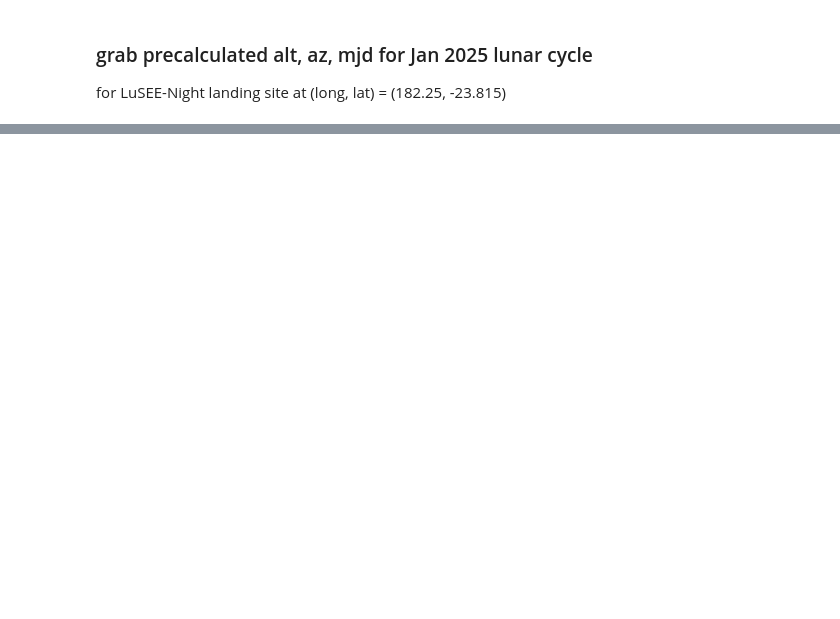
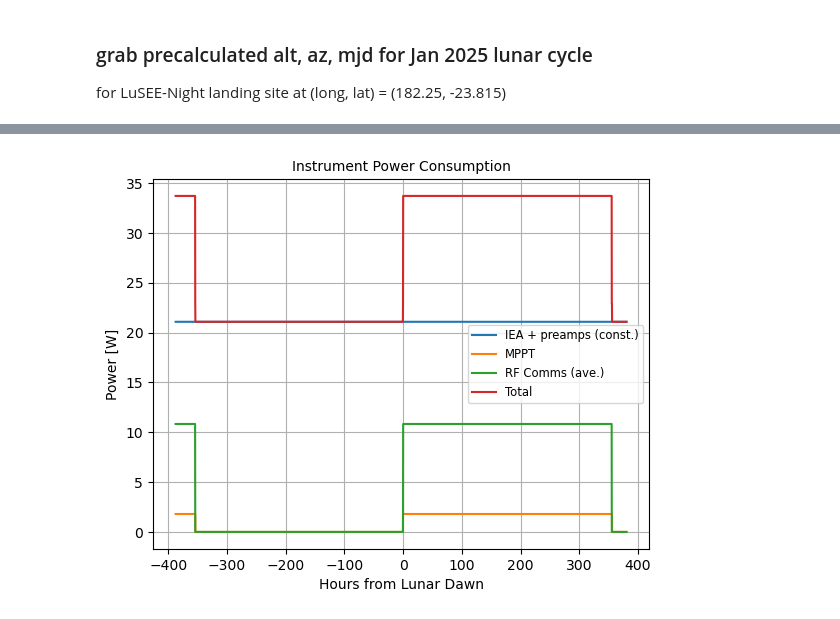
Before and after one commit to lusee-night/notebooks, a Jupyter notebook: solar_power/TiltedSolar_fullday.ipynb, the cells around one changed output, grey strips where cells are left out. Saved outputs shown, nothing was run; the diff lists cells and outputs as text; code cells hidden in the pictures; blank space fills up the shorter version.

```diff
--- a/solar_power/TiltedSolar_fullday.ipynb
+++ b/solar_power/TiltedSolar_fullday.ipynb
@@ -740,0 +310,79 @@ Radio On:  354.75
+# %%
+# Power input and output
+# ToDo: stochastic radio TX power
+Epwr, Wpwr, Tpwr = PVActualPower(t_surface)
+panelPower = Epwr + Wpwr + Tpwr
+
+PPT_threshold = 10              # panel power to awaken PPT
+radio_threshold = 35            # panel power to awaken radio
+charging_mask = (panelPower > PPT_threshold)
+radio_mask = (panelPower > radio_threshold)
+
+loadPower = nightPower + PPT_power * charging_mask + RX_TX_avePower * radio_mask
+netPower = (panelPower*charging_mask*charging_efficiency)-loadPower  # power available to charge battery
+
+
+# Plot the components of daytime power
+plt.figure()
+plt.plot(day_hrs, np.ones_like(day_hrs) * nightPower, label='IEA + preamps (const.)')
+plt.plot(day_hrs, PPT_power*charging_mask, label = "MPPT")
+plt.plot(day_hrs, RX_TX_avePower*radio_mask, label = "RF Comms (ave.)")
+plt.plot(day_hrs, np.ones_like(day_hrs) * nightPower + PPT_power * charging_mask + RX_TX_avePower*radio_mask, label = "Total")
+plt.grid(True); plt.legend(fontsize='small'); plt.xlabel('Hours from Lunar Dawn'); plt.ylabel("Power [W]")
+plt.title("Instrument Power Consumption", fontsize='medium')
+
+
+
+# Calculate State of Charge
+nameplateCapacity = 7056 # W-hrs, per ABSL-BNL8s72p 021623 FFP proposal 2/16/2023
+maxCharge = .97         # need confirmation
+maxDoD =    .08         # corresponds to 24V battery/3V cell voltage for Li-NMC
+fullCharge = maxCharge * nameplateCapacity
+
+# SOC
+SOC = np.zeros(len(netPower))
+SOC[0] = fullCharge # Start with battery full
+excess_energy = 0
+for index in range(len(netPower)-1):
+    SOC[index+1] = min(SOC[index]+netPower[index]/4., fullCharge) # Don't overcharge battery
+    if np.logical_and(index>iSunrise, SOC[index]+netPower[index]/4. > fullCharge):
+        excess_energy = excess_energy + (SOC[index] + netPower[index]/4. - fullCharge)
+SOC[SOC<maxDoD*nameplateCapacity] = maxDoD*nameplateCapacity
+
+
+plt.figure()
+plt.plot(day_hrs, SOC)
+plt.grid(True); plt.xlabel('Hours from Lunar Dawn'); plt.ylabel("State of Charge [W*hrs]")
+plt.title(f"8s72p 7056 W-hr Battery\nmax charge to {100*maxCharge:2.0f}% of BOL capacity\
+    \nUVLO at {100*maxDoD:2.0f}% (24V)", fontsize='medium')
+plt.axhline(0, c='k')
+plt.text(200, 1.2*maxDoD*nameplateCapacity, 'min', color='r')
+plt.axhline(maxDoD*nameplateCapacity, c='r',ls='dashed')
+
+# Compute charging power
+chargePower = np.diff(np.append(SOC, SOC[-1]))/.25
+chargePower[:iSunrise] = 0
+chargePower[iSundown2:] = 0
+
+# Plot PV and load powers
+fig, ax1 = plt.subplots()
+ax1.plot(day_hrs, -1*loadPower, label='Instrument')
+ax1.plot(day_hrs, panelPower*charging_mask*charging_efficiency, c='r', label='Panel Input')
+ax1.plot(day_hrs, chargePower, label='Battery Charging')
+ax1.plot(day_hrs, netPower - chargePower, label='excess')
+plt.ylim(-40, 170)
+ax1.legend(loc='upper left')
+ax1.grid(True)
+ax1.set_xlabel('Hours from Lunar Dawn')
+ax1.set_ylabel("Power [W]")
+ax1.set_title("Power Balance", fontsize='medium')
+
+#Stats
+# print(f"Top area {TPV_area_working:.2f}m^2")
+print(f"Cumulative Net Power During Daytime {netPower[iSuntoprise:iSuntopdown2].sum()/4.:.2f}W")
+print(f"Energy into Recharging Battery {netPower[iSuntoprise:iSuntopdown2].sum()/4.-excess_energy:.2f}Whrs")
+print(f"Excess Energy {excess_energy:.2f}Whrs")
+print(f"Average Load Power {loadPower.mean():.2f}W")
+print(f"Minimum SOC {SOC.min():.1f}Whrs  ({100*SOC.min()/fullCharge:.1f}% of Full Charge)")
+print(f"Energy Deficit {fullCharge-SOC[iSundown2]:.2f}Whrs")
+# %% [output]
@@ -740,0 +395 @@ Radio On:  354.75
+[figure, added]
```
Also changed, not shown: parts of 40 cells of this notebook.
